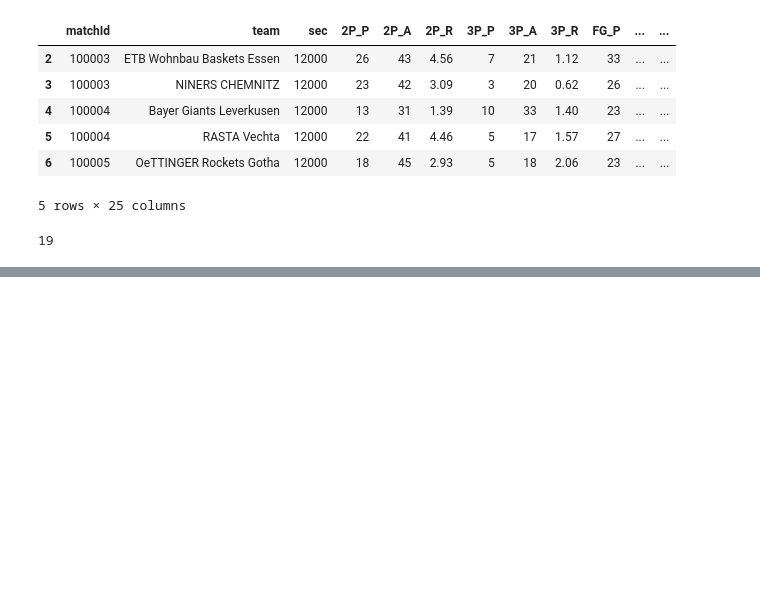
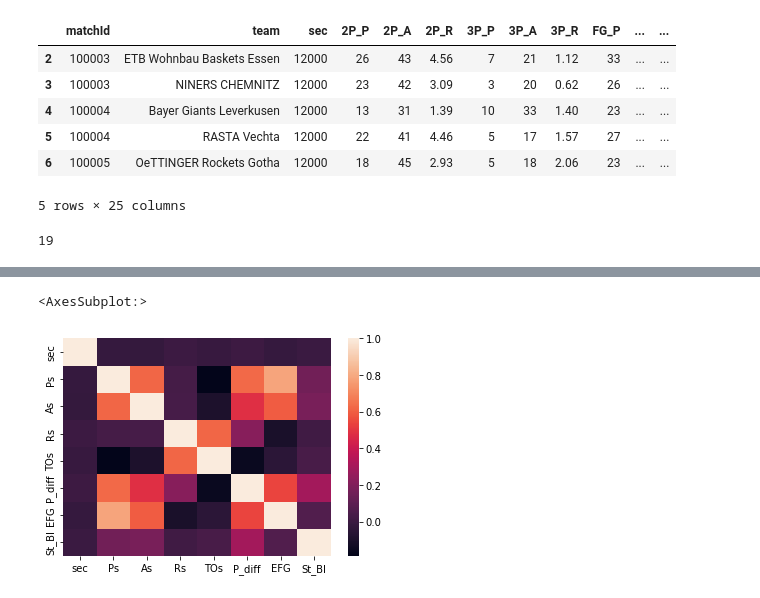
Before and after one commit to Net-Positive/Net_Positive, a Jupyter notebook: EDA/correlations.ipynb, the cells around one changed output, grey strips where cells are left out. Saved outputs shown, nothing was run; the diff lists cells and outputs as text; code cells hidden in the pictures; blank space fills up the shorter version.

```diff
--- a/EDA/correlations.ipynb
+++ b/EDA/correlations.ipynb
@@ -329,0 +332,9 @@ new.query("P_diff > 0 and EF_diff == 0").shape[0]
+# %%
+efg = []
+for index, row in new.iterrows():
+    if (row['FG_A']+row['FT_A']) == 0:
+        efg.append(0.0)
+    else:
+        efg.append((row['2P_P'] + row['3P_P']*1.5 + row['FT_P']*0.5)/(row['FG_A'] + row['FT_A']))
+new['EFG'] = efg
+new.head(6)
@@ -329,0 +352,6 @@ new.query("P_diff > 0 and EF_diff == 0").shape[0]
+# %%
+steals_blocks = []
+for index, row in new.iterrows():
+    steals_blocks.append(row['STs'] + row['BLs'])
+new['St_Bl'] = steals_blocks
+new.head(6)
@@ -329,0 +369,3 @@ new.query("P_diff > 0 and EF_diff == 0").shape[0]
+# %%
+corr2 = new.drop(columns = ['matchId', 'team', '2P_P', '2P_A', '2P_R', '3P_A', '3P_A', '3P_R', 'FG_P', 'FG_A', 'FG_R', 'FT_P', 'FT_A', 'FT_R', 'Fs', 'STs', 'BLs', 'EF_diff','3P_P', 'EFs'])
+corr2.head(6)
@@ -329,0 +382,3 @@ new.query("P_diff > 0 and EF_diff == 0").shape[0]
+# %%
+corr_corr3 = corr2.corr()
+print(corr_corr3)
@@ -329,0 +419,5 @@ new.query("P_diff > 0 and EF_diff == 0").shape[0]
+# %%
+sns.heatmap(corr_corr3, xticklabels= corr_corr3.columns, yticklabels=corr_corr3.columns)
+# %% [output]
+<AxesSubplot:>
+[figure, added]
```
Also changed, not shown: parts of 10 cells of this notebook.
